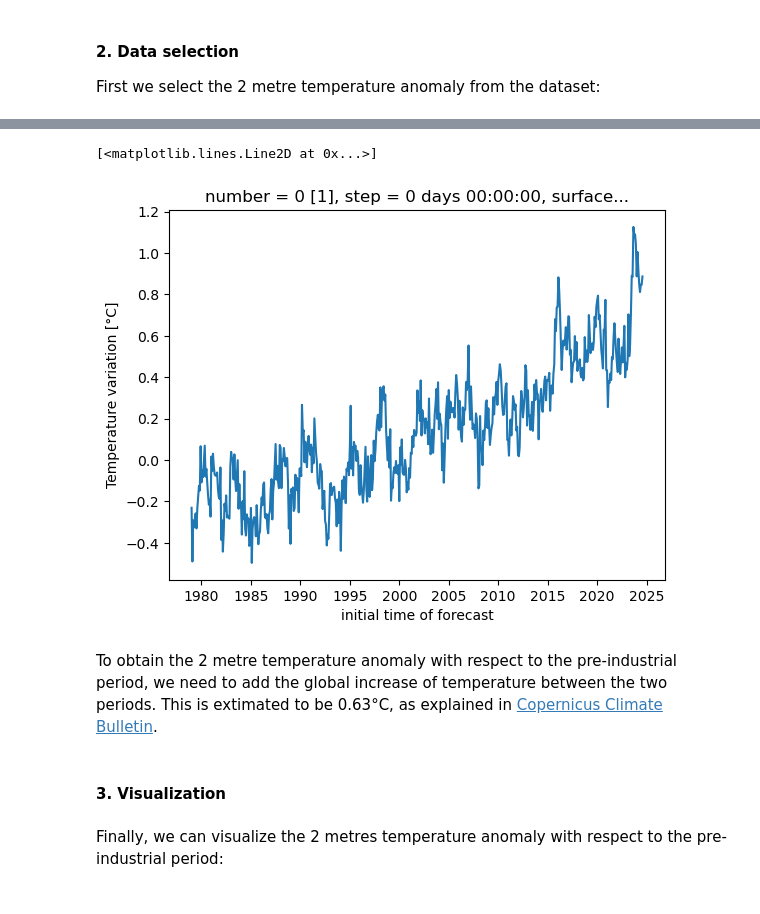
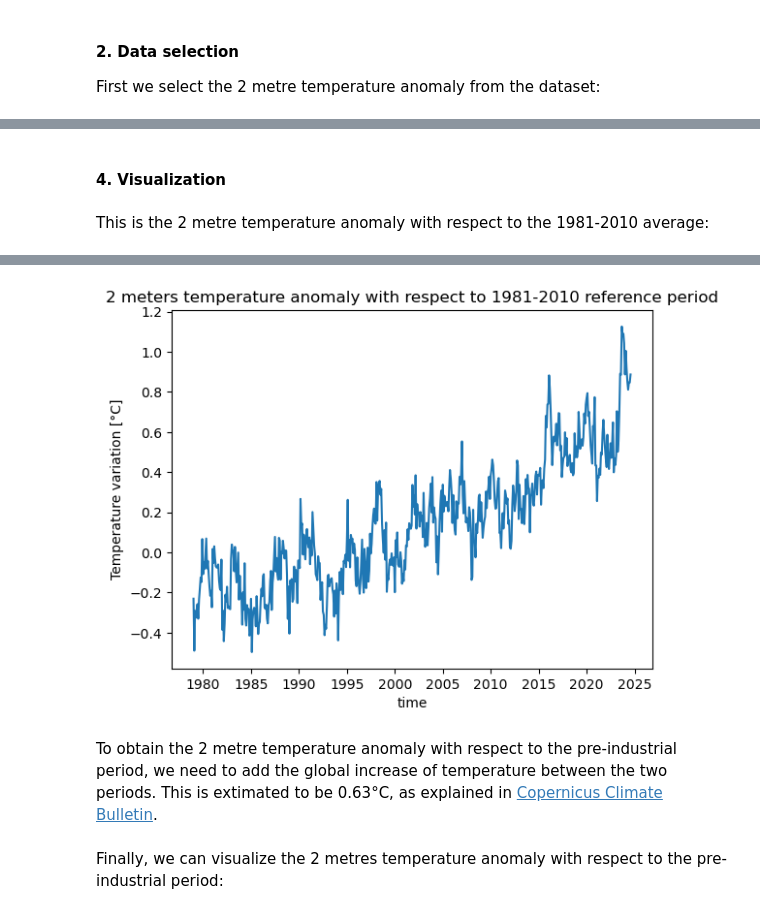
Before and after one commit to SercoSPA/DESP-UserWorkflowService-Templates, a Jupyter notebook: EarthDataHub/tutorial-ecv-for-climate-change-global-temperature-change.ipynb, the cells around one changed output, grey strips where cells are left out. Drawn from its saved outputs; the diff is of its cells as text; code cells hidden in the pictures.

```diff
--- a/EarthDataHub/tutorial-ecv-for-climate-change-global-temperature-change.ipynb
+++ b/EarthDataHub/tutorial-ecv-for-climate-change-global-temperature-change.ipynb
@@ -162,9 +179,9 @@ units :
 We want to compute the 1981-2010 worldwide 2 metre temperature anomaly average. This should be easy in Xarray. However, to account for the fact that the data is structured in a regular latitude-longitude grid, we will use an appropriate weighted average:
 # %%
 import numpy as np
-import matplotlib.pyplot as plt
+xr.set_options(keep_attrs=True)
 
 weight = np.pi / 2 * np.cos(np.deg2rad(t2m_anomaly.latitude))
-weighted_t2m_anomaly_avg_1981_2010 = (t2m_anomaly * weight).mean(["latitude", "longitude"])
-weighted_t2m_anomaly_avg_1981_2010
+t2m_anomaly_global_1981_2010 = (t2m_anomaly * weight).mean(["latitude", "longitude"])
+t2m_anomaly_global_1981_2010
 # %% [output]
@@ -212,0 +216,4 @@ This is the 2 metre temperature anomaly with respect to the 1981-2010 average:
+# %%
+%%time
+
+t2m_anomaly_global_1981_2010_computed = t2m_anomaly_global_1981_2010.compute()
@@ -213,5 +223,10 @@ This is the 2 metre temperature anomaly with respect to the 1981-2010 average:
+# %% [markdown]
+#### 4. Visualization
+# %% [markdown]
+This is the 2 metre temperature anomaly with respect to the 1981-2010 average:
 # %%
-%%time
+import matplotlib.pyplot as plt
 
-weighted_t2m_anomaly_avg_1981_2010.plot()
+t2m_anomaly_global_1981_2010_computed.plot()
+plt.title("2 meters temperature anomaly with respect to 1981-2010 reference period")
 # %% [output]
@@ -220,5 +234,4 @@ Wall time: 13.6 s
-[<matplotlib.lines.Line2D at 0x...>]
-[figure, old version]
+[figure, new version]
 # %% [markdown]
 To obtain the 2 metre temperature anomaly with respect to the pre-industrial period, we need to add the global increase of temperature between the two periods. This is extimated to be 0.63°C, as explained in [Copernicus Climate Bulletin](https://climate.copernicus.eu/surface-temperature).
 # %%
@@ -226,5 +239,3 @@ global_avg_t2m_anomaly = 0.63 + weighted_t2m_anomaly_avg_1981_2010
-# %% [markdown]
-#### 3. Visualization
 # %% [markdown]
 Finally, we can visualize the 2 metres temperature anomaly with respect to the pre-industrial period:
 # %%
```
Also changed, not shown: parts of 14 cells of this notebook.
